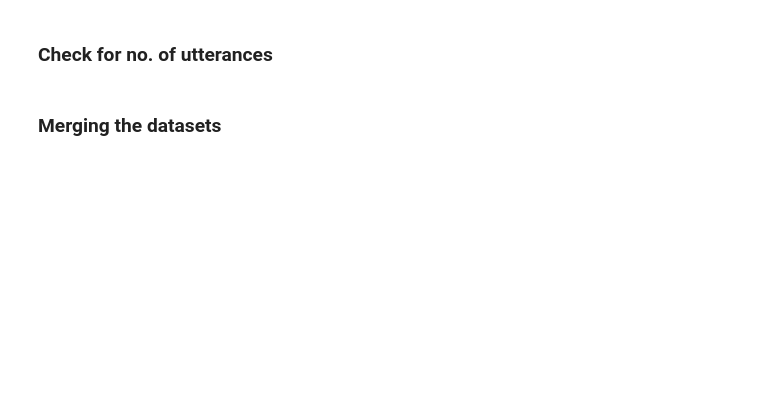
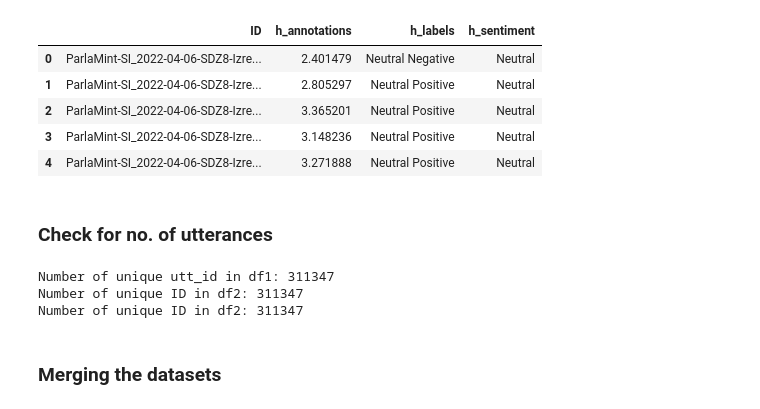
Before and after one commit to katjameden/ParlaMint_Sentiment, a Jupyter notebook: Aggregation/Notebooks/Sentiment_Analysis/Dataset_prep.ipynb, the cells around one changed output. Cells and saved outputs as stored; diff of their text form; code cells hidden in the pictures; blank space fills up the shorter version.

```diff
--- a/Aggregation/Notebooks/Sentiment_Analysis/Dataset_prep.ipynb
+++ b/Aggregation/Notebooks/Sentiment_Analysis/Dataset_prep.ipynb
@@ -25,5 +48,5 @@ df_sent.head()
 # %%
 df_utt = pd.read_csv('../../Datasets/ParlaMint-SI/utt_labels_RF.tsv', delimiter='\t', encoding='utf-8')
-df_utt.head()
+df_char= pd.read_csv('../../Datasets/ParlaMint-SI/utt_labels_heuristic.tsv', delimiter='\t', encoding='utf-8')
 # %%
 df_utt = df_utt.rename(columns={'annotations':'utt_annotations'})
@@ -30,21 +62,31 @@ df_utt = df_utt.rename(columns={'annotations':'utt_annotations'})
+# %%
+df_char = df_char.rename(columns={'annotations':'h_annotations', 'labels':'h_labels', 'sentiment':'h_sentiment'})
+df_char.head()
+# %% [output]
+|  | ID | h_annotations | h_labels | h_sentiment |
+| 0 | ParlaMint-SI_2022-04-06-SDZ8-Izre... | 2.401479 | Neutral Negative | Neutral |
+| 1 | ParlaMint-SI_2022-04-06-SDZ8-Izre... | 2.805297 | Neutral Positive | Neutral |
+| 2 | ParlaMint-SI_2022-04-06-SDZ8-Izre... | 3.365201 | Neutral Positive | Neutral |
+| 3 | ParlaMint-SI_2022-04-06-SDZ8-Izre... | 3.148236 | Neutral Positive | Neutral |
+| 4 | ParlaMint-SI_2022-04-06-SDZ8-Izre... | 3.271888 | Neutral Positive | Neutral |
 # %% [markdown]
 ### Check for no. of utterances
 # %%
 df1 = set(df_sent['ID'])
 df2 = set(df_utt['ID'])
+df3 = set(df_char['ID'])
 
 count_df1 = len(df1)
 count_df2 = len(df2)
+count_df3 = len(df3)
 
 print(f"Number of unique utt_id in df1: {count_df1}")
 print(f"Number of unique ID in df2: {count_df2}")
-
-# Identify missing or extra IDs
-missing_in_df2 = count_df1 - count_df2
-extra_in_df2 = count_df2 - count_df1
-
-print(f"IDs in df1 not in df2: {missing_in_df2}")
-print(f"IDs in df2 not in df1: {extra_in_df2}")
+print(f"Number of unique ID in df2: {count_df3}")
+# %% [output]
+Number of unique utt_id in df1: 311347
+Number of unique ID in df2: 311347
+Number of unique ID in df2: 311347
 # %% [markdown]
 ### Merging the datasets
 # %%
```
Also changed, not shown: parts of 10 cells of this notebook, 3 other files.
